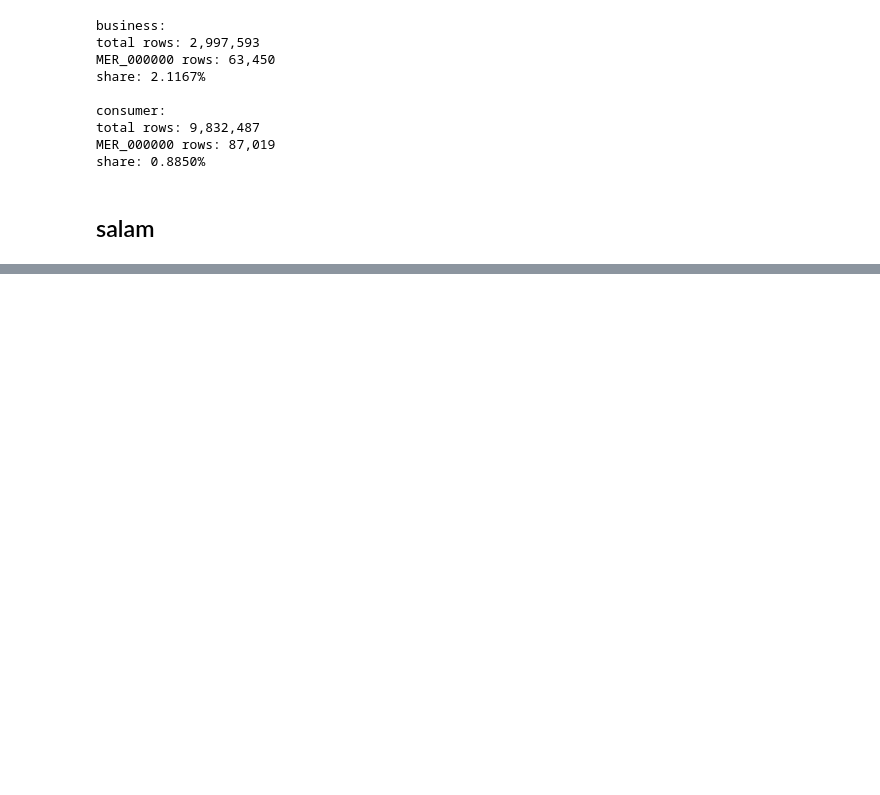
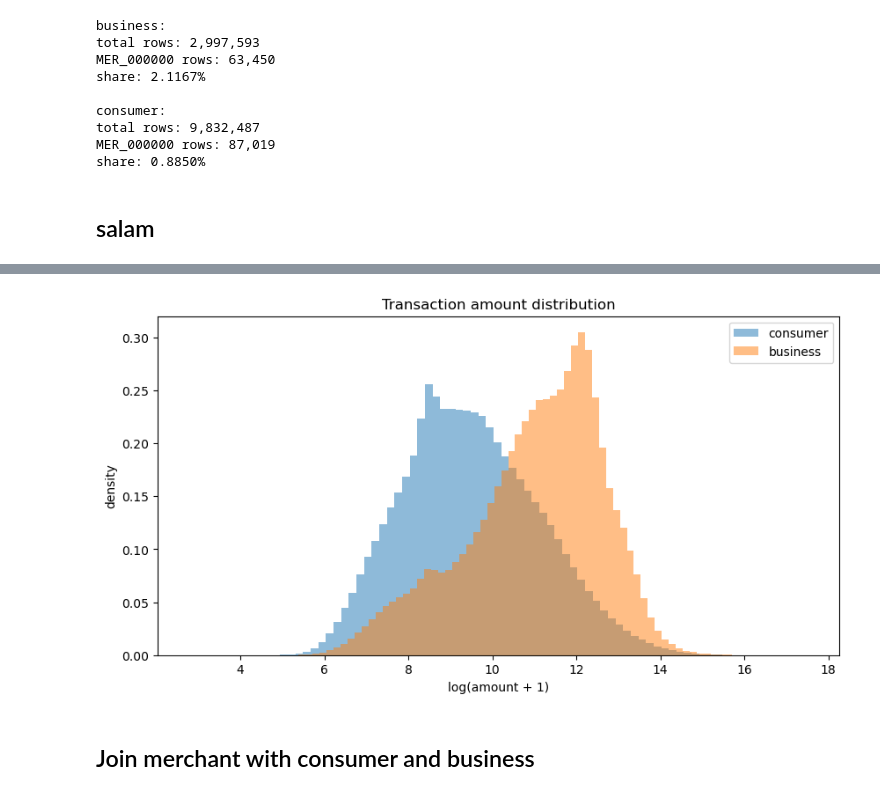
Before and after one commit to tsapuanq/MDQ, a Jupyter notebook: notebooks/eda.ipynb, the cells around one changed output, grey strips where cells are left out. Cells and saved outputs as stored; diff of their text form; code cells hidden in the pictures; blank space fills up the shorter version.

```diff
--- a/notebooks/eda.ipynb
+++ b/notebooks/eda.ipynb
@@ -231,0 +342,28 @@ share: 0.8850%
+# %%
+plt.figure(figsize=(10, 5))
+
+plt.hist(
+    np.log1p(consumer["transaction_amount_kzt"]),
+    bins=80,
+    alpha=0.5,
+    label="consumer",
+    density=True
+)
+
+plt.hist(
+    np.log1p(business["transaction_amount_kzt"]),
+    bins=80,
+    alpha=0.5,
+    label="business",
+    density=True
+)
+
+plt.legend()
+plt.title("Transaction amount distribution")
+plt.xlabel("log(amount + 1)")
+plt.ylabel("density")
+plt.show()
+# %% [output]
+[figure, added]
+# %% [markdown]
+## Join merchant with consumer and business
```
Also changed, not shown: parts of 40 cells of this notebook, 1 other file.
